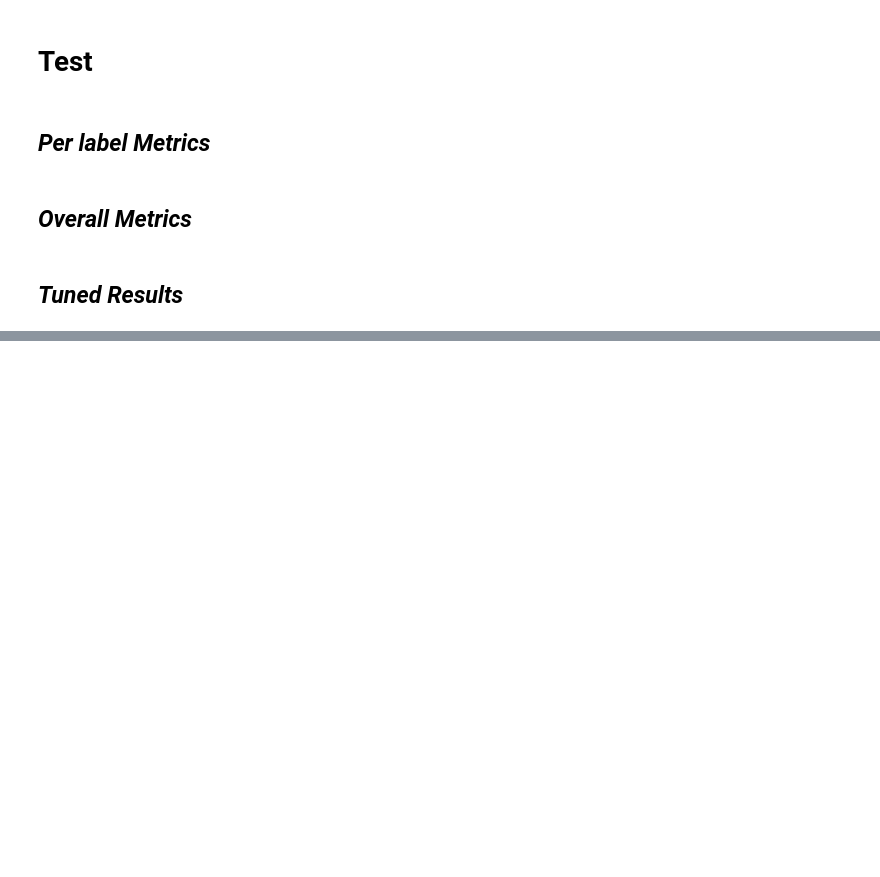
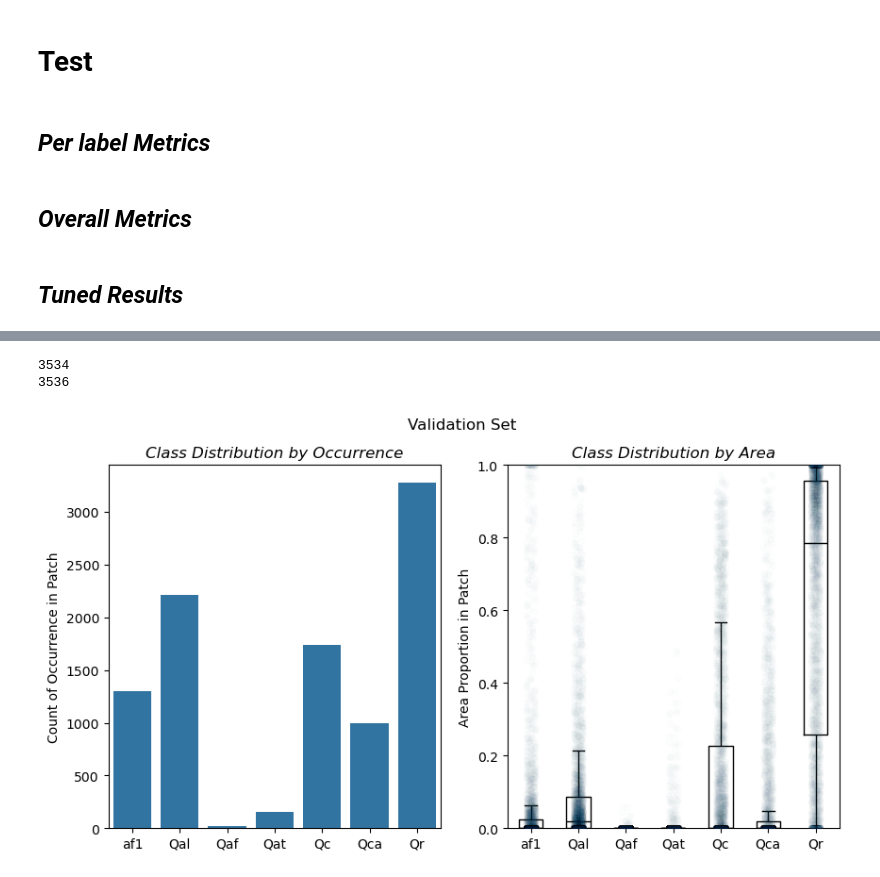
Before and after one commit to masseygeo/earthscape, a Jupyter notebook: code/model_classification.ipynb, the cells around one changed output, grey strips where cells are left out. Drawn from its saved outputs; the diff is of its cells as text; code cells hidden in the pictures; blank space fills up the shorter version.

```diff
--- a/code/model_classification.ipynb
+++ b/code/model_classification.ipynb
@@ -225,0 +235,12 @@ plt.show()
+# %%
+val_patches = pd.read_csv(r'../data/warren/model_output/validation_patches.csv')
+val_patches = val_patches['patch_id'].to_list()
+
+test_patches = pd.read_csv(r'../data/warren/model_output/test_patches.csv')
+test_patches = test_patches['patch_id'].to_list()
+
+print(len(val_patches))
+print(len(test_patches))
+# %% [output]
+3534
+3536
@@ -225,0 +283,38 @@ plt.show()
+# %%
+count_path = r'../data/warren/patches_256_50_labels.csv'
+df_count = pd.read_csv(count_path)
+df_count = df_count.loc[df_count['patch_id'].isin(val_patches)]
+counts = df_count.iloc[:, 1:].sum(axis=0)
+counts = pd.DataFrame(counts)
+counts.head()
+
+area_path = r'../data/warren/patches_256_50_areas.csv'
+df_area = pd.read_csv(area_path)
+df_area = df_area.loc[df_area['patch_id'].isin(val_patches)]
+df_area_long = df_area.iloc[:, 1:].melt(var_name='Geologic Map Unit', value_name='Proportion')
+
+
+fig, ax = plt.subplots(ncols=2, figsize=(10,5))
+
+# counts...
+sns.barplot(ax=ax[0], data=counts, x=counts.index, y=0)
+ax[0].set_xlabel('')
+ax[0].set_ylabel('Count of Occurrence in Patch')
+ax[0].set_title('Class Distribution by Occurrence', style='italic')
+
+
+# areas...
+sns.boxplot(ax=ax[1], data=df_area_long, x='Geologic Map Unit', y='Proportion', showfliers=False, fill=False, color='k', width=0.5, linewidth=1)
+
+sns.stripplot(ax=ax[1], data=df_area_long, x='Geologic Map Unit', y='Proportion', jitter=True, edgecolor='k', linewidth=0.2, alpha=0.01, facecolor='#3A6D8C')
+
+ax[1].set_xlabel('')
+ax[1].set_ylabel('Area Proportion in Patch')
+ax[1].set_title('Class Distribution by Area', style='italic')
+
+
+plt.ylim(0,1)
+plt.suptitle('Validation Set')
+plt.show()
+# %% [output]
+[figure, added]
```
Also changed, not shown: parts of 10 cells of this notebook, 4 other files.
